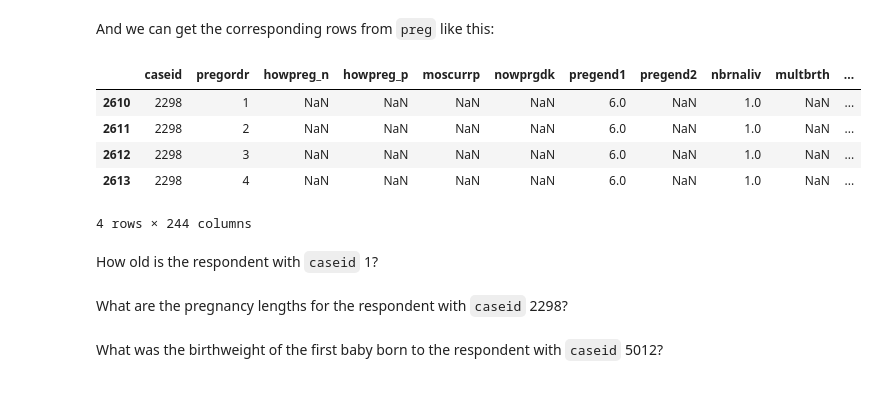
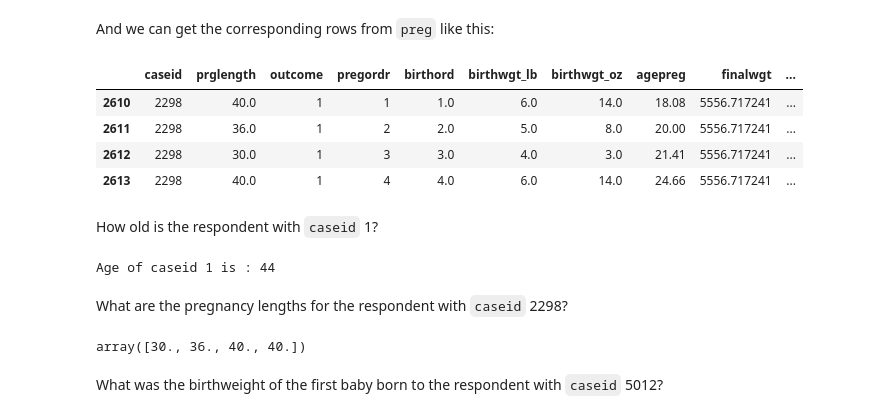
Before and after one commit to arjunjanamatti/ThinkStatsBook, a Jupyter notebook: chap01ex.ipynb, the cells around one changed output. Drawn from its saved outputs; the diff is of its cells as text; code cells hidden in the pictures.

```diff
--- a/chap01ex.ipynb
+++ b/chap01ex.ipynb
@@ -212,13 +244,12 @@ resp[resp.caseid==2298]
 # %% [markdown]
 And we can get the corresponding rows from `preg` like this:
 # %%
-preg[preg.caseid==2298]
+preg_df[preg_df.caseid==2298]
 # %% [output]
-|  | caseid | pregordr | howpreg_n | howpreg_p | moscurrp | nowprgdk | pregend1 | pregend2 | nbrnaliv | multbrth | ... |
-| 2610 | 2298 | 1 | NaN | NaN | NaN | NaN | 6.0 | NaN | 1.0 | NaN | ... |
-| 2611 | 2298 | 2 | NaN | NaN | NaN | NaN | 6.0 | NaN | 1.0 | NaN | ... |
-| 2612 | 2298 | 3 | NaN | NaN | NaN | NaN | 6.0 | NaN | 1.0 | NaN | ... |
-| 2613 | 2298 | 4 | NaN | NaN | NaN | NaN | 6.0 | NaN | 1.0 | NaN | ... |
+|  | caseid | prglength | outcome | pregordr | birthord | birthwgt_lb | birthwgt_oz | agepreg | finalwgt | ... |
+| 2610 | 2298 | 40.0 | 1 | 1 | 1.0 | 6.0 | 14.0 | 18.08 | 5556.717241 | ... |
+| 2611 | 2298 | 36.0 | 1 | 2 | 2.0 | 5.0 | 8.0 | 20.00 | 5556.717241 | ... |
+| 2612 | 2298 | 30.0 | 1 | 3 | 3.0 | 4.0 | 3.0 | 21.41 | 5556.717241 | ... |
+| 2613 | 2298 | 40.0 | 1 | 4 | 4.0 | 6.0 | 14.0 | 24.66 | 5556.717241 | ... |
-4 rows × 244 columns
 # %% [markdown]
 How old is the respondent with `caseid` 1?
@@ -227,6 +256,15 @@ How old is the respondent with `caseid` 1?
+# %%
+# Solution goes here
+check_respondent_id = 1
+print(f"Age of caseid {check_respondent_id} is : {(resp[resp.caseid==check_respondent_id]['age_r'].values)[0]}")
+# %% [output]
+Age of caseid 1 is : 44
 # %% [markdown]
 What are the pregnancy lengths for the respondent with `caseid` 2298?
 # %%
 # Solution goes here
+np.sort((preg_df[preg_df.caseid==2298]['prglength']).values)
+# %% [output]
+array([30., 36., 40., 40.])
 # %% [markdown]
 What was the birthweight of the first baby born to the respondent with `caseid` 5012?
```
Also changed, not shown: parts of 8 cells of this notebook.
